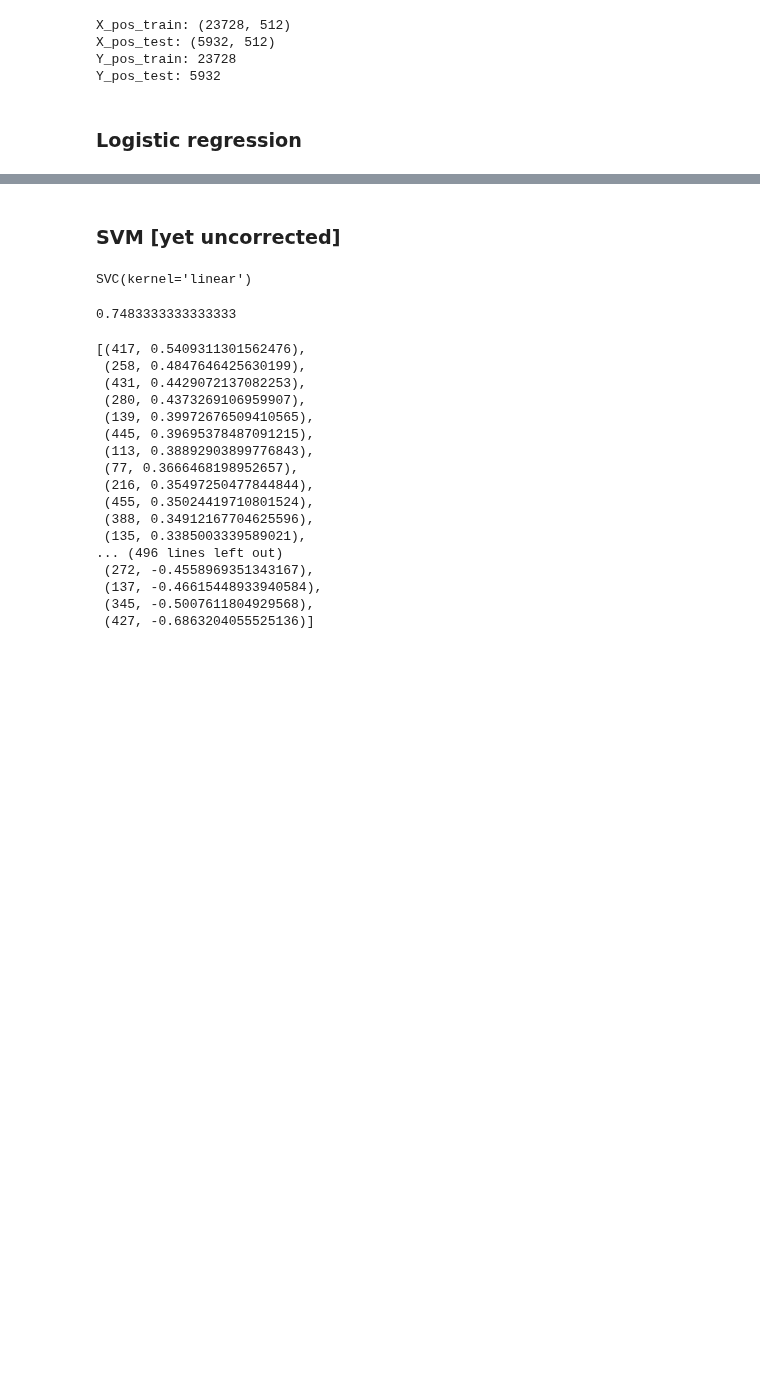
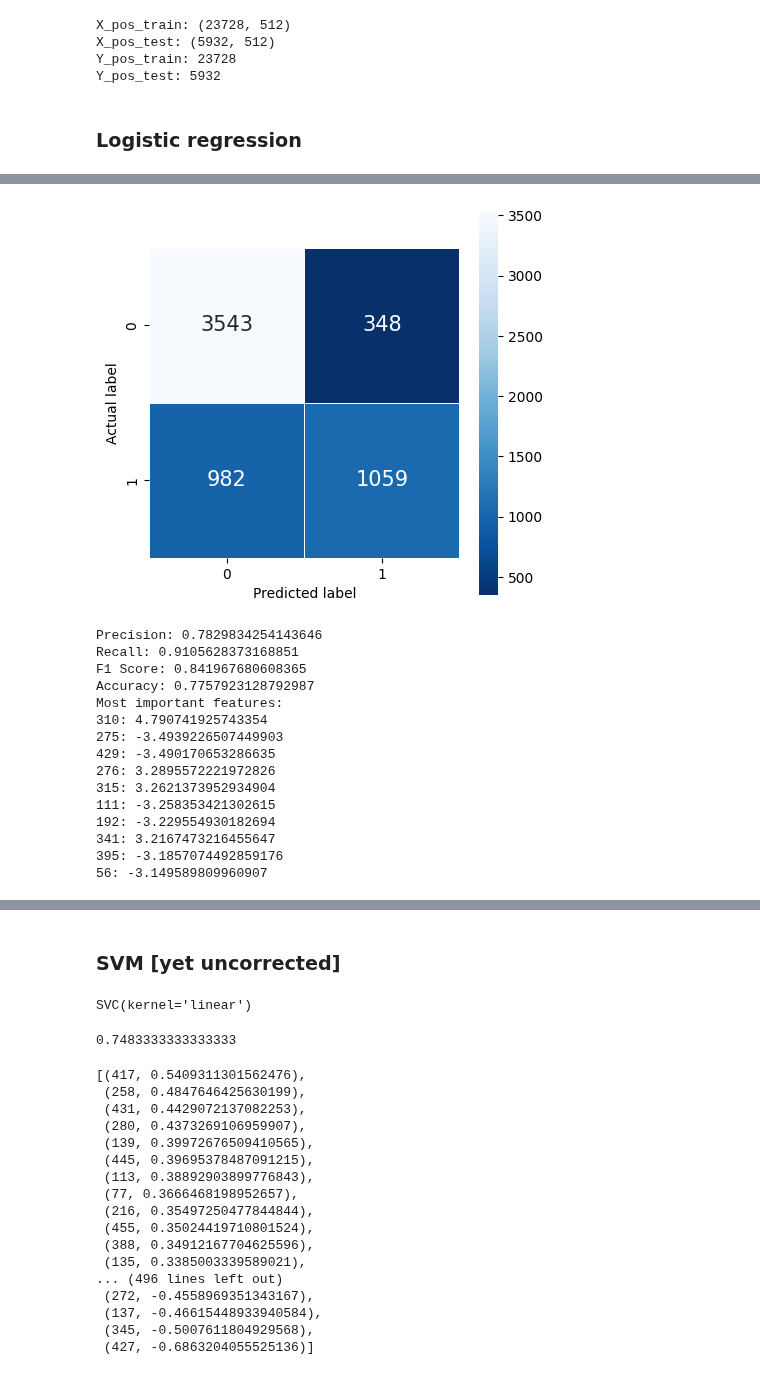
Before and after one commit to ClementineBleuze/WordEmbeddings, a Jupyter notebook: Notebooks_dim_clustering/classifiers.ipynb, the cells around one changed output, grey strips where cells are left out. Saved outputs shown, nothing was run; the diff lists cells and outputs as text; code cells hidden in the pictures; blank space fills up the shorter version.

Commit message:
add VERB vs. NOT-VERB and ADJ vs. NOT-ADJ for Logistic Regression

```diff
--- a/Notebooks_dim_clustering/classifiers.ipynb
+++ b/Notebooks_dim_clustering/classifiers.ipynb
@@ -912,7 +912,7 @@ Text(0.5, 1.0, 'Feature coefficients')
 # %%
 # print the most important features
 print("Most important features:")
-for i in np.argsort(abs(imp))[::-1][:20]:
+for i in np.argsort(abs(imp))[::-1][:10]:
     print(f"{i}: {imp[i]}")
 # %% [output]
 Most important features:
@@ -934,0 +931,78 @@ Most important features:
+# %%
+# 1: VERB, 0: NOT-VERB
+df_n_pos_we = df_nouns_we.drop(columns=['gender'])
+df_n_pos_we['pos'] = [0]* len(df_n_pos_we)
+
+df_v_pos_we = pd.read_csv('../Data/FlauBERT_WE/all_verb_we.csv')
+df_v_pos_we['pos'] = [1]* len(df_v_pos_we)
+
+df_a_pos_we = df_adj_we.drop(columns = ["gender"])
+df_a_pos_we['pos'] = [0]* len(df_a_pos_we)
+
+x_pos = pd.concat([df_n_pos_we, df_v_pos_we, df_a_pos_we], ignore_index=True).drop(columns=['Word'])
+x_pos = shuffle(x_pos)
+y_pos = x_pos.pos.tolist()
+x_pos = np.asarray(x_pos.drop(columns=['pos']))
+
+x_pos = (x_pos - x_pos.min()) / (x_pos.max() - x_pos.min())
+x_pos_train, x_pos_test, y_pos_train, y_pos_test = train_test_split(x_pos, y_pos, train_size=0.8, random_state=42)
+# %%
+# define a Logistic Regression model
+clf = LogisticRegression(random_state=42, max_iter=1000)
+
+# fit the model to the train set
+clf.fit(x_pos_train, y_pos_train)
+
+# predict the test set
+Y_pred = clf.predict(x_pos_test)
+
+# Build a confusion matrix
+cm = confusion_matrix(y_pos_test, Y_pred)
+
+# Compute precision, recall, F1 score and accuracy
+p = cm[0,0] / (cm[0,0] + cm[1,0])
+r = cm[0,0] / (cm[0,0] + cm[0,1])
+f = 2 * p * r / (p + r)
+acc = (cm[0,0] + cm[1,1]) / np.sum(cm)
+
+# Store the importance of each feature
+imp = clf.coef_[0]
+
+# plot the confusion matrix
+plt.figure(figsize=(5,5))
+sns.heatmap(cm, annot=True, fmt=".0f", linewidths=.5, square = True, cmap = 'Blues_r', annot_kws={'size':15});
+plt.ylabel('Actual label');
+plt.xlabel('Predicted label');
+plt.show()
+
+# print all the scores
+print(f"Precision: {p}")
+print(f"Recall: {r}")
+print(f"F1 Score: {f}")
+print(f"Accuracy: {acc}")
+
+# plot the importance of each feature
+plt.figure(figsize=(10,5))
+plt.bar(range(len(imp)), imp)
+
+# print the most important features
+print("Most important features:")
+for i in np.argsort(abs(imp))[::-1][:10]:
+    print(f"{i}: {imp[i]}")
+# %% [output]
+[figure, added]
+Precision: 0.7829834254143646
+Recall: 0.9105628373168851
+F1 Score: 0.841967680608365
+Accuracy: 0.7757923128792987
+Most important features:
+310: 4.790741925743354
+275: -3.4939226507449903
+429: -3.490170653286635
+276: 3.2895572221972826
+315: 3.2621373952934904
+111: -3.258353421302615
+192: -3.229554930182694
+341: 3.2167473216455647
+395: -3.1857074492859176
+56: -3.149589809960907
```
Also changed, not shown: parts of 10 cells of this notebook.
